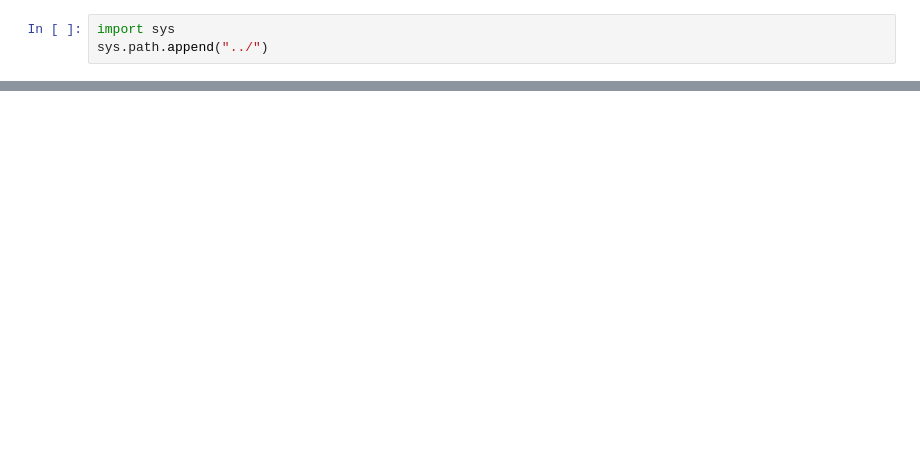
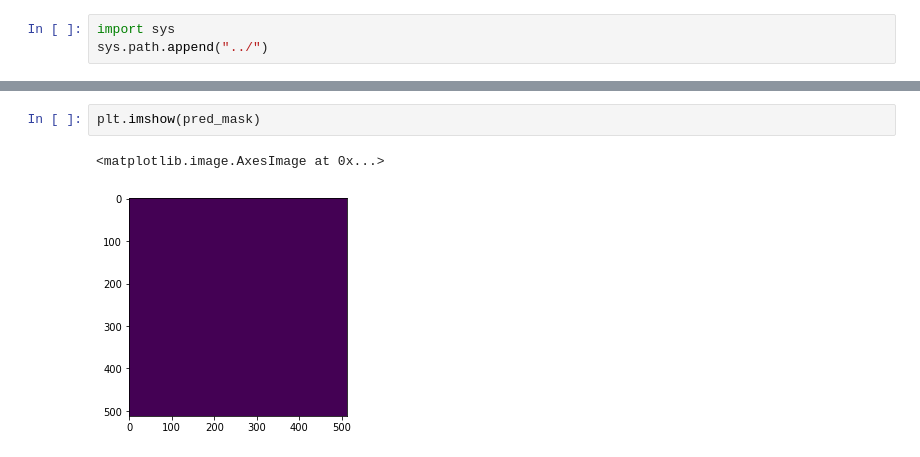
Before and after one commit to riccardomusmeci/tosem, a Jupyter notebook: notebooks/inference.ipynb, the cells around one changed output, grey strips where cells are left out. Cells and saved outputs as stored; diff of their text form; blank space fills up the shorter version.

```diff
--- a/notebooks/inference.ipynb
+++ b/notebooks/inference.ipynb
@@ -76,0 +92,5 @@ visualize(
+# %%
+plt.imshow(pred_mask)
+# %% [output]
+<matplotlib.image.AxesImage at 0x...>
+[figure, added]
```
Also changed, not shown: parts of 6 cells of this notebook, 4 other files.
